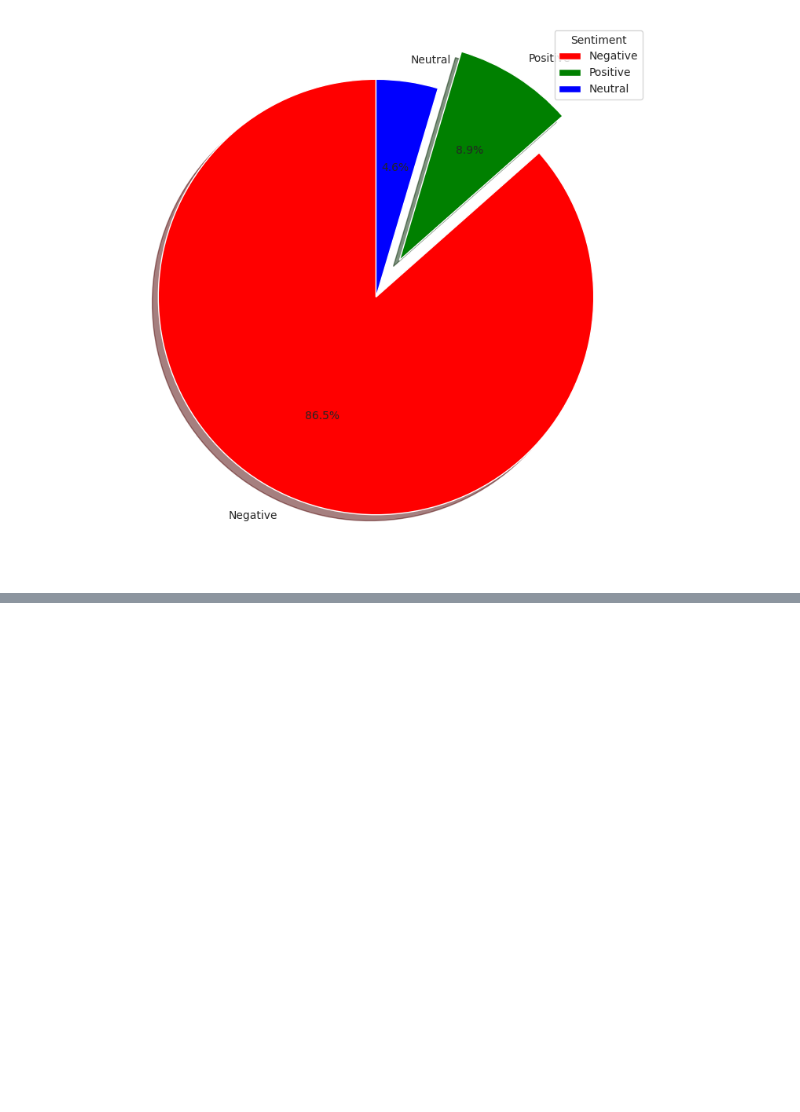
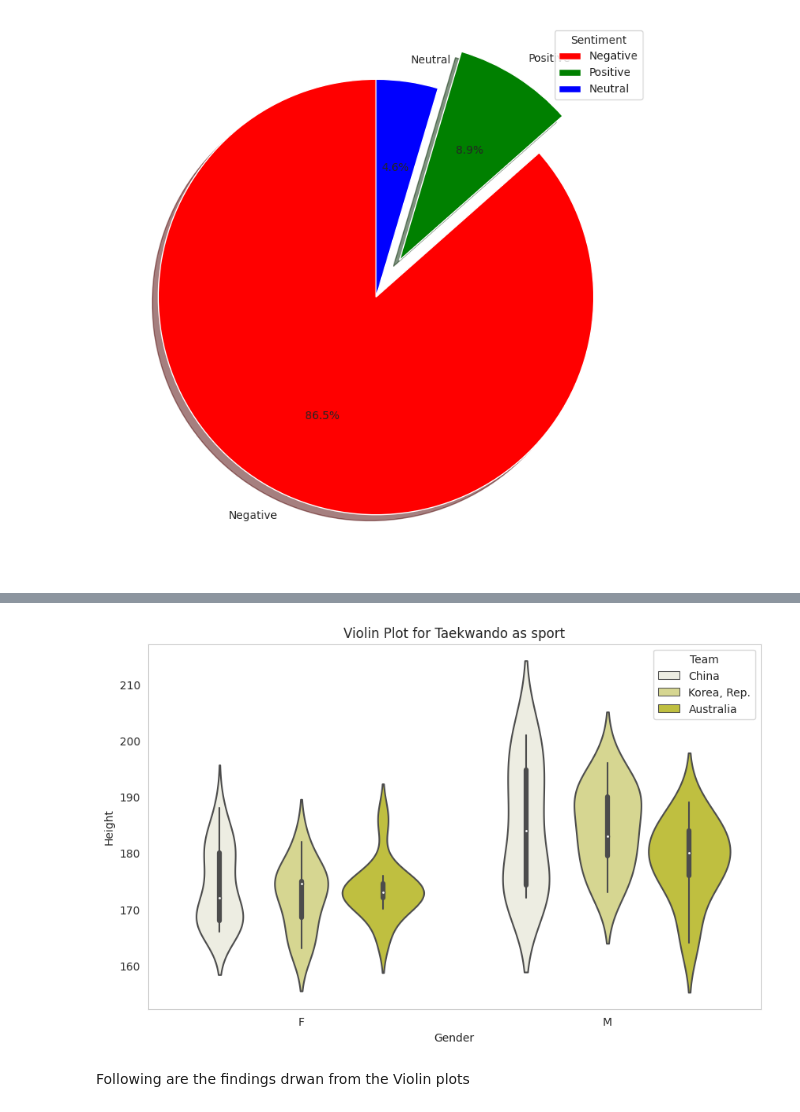
Before and after one commit to adityabadve12/Olympics_data, a Jupyter notebook: Olympics.ipynb, the cells around one changed output, grey strips where cells are left out. Drawn from its saved outputs; the diff is of its cells as text; code cells hidden in the pictures; blank space fills up the shorter version.

```diff
--- a/Olympics.ipynb
+++ b/Olympics.ipynb
@@ -566,0 +586,8 @@ plt.show()
+# %%
+df_tae = df[df['Sport']=='Taekwondo']
+
+df_tae['Team'].value_counts()
+
+df_tae_top3 = df_tae.loc[df_tae['Team'].isin(['China','Australia','Korea, Rep.'])]
+
+df_tae_top3.head()
@@ -566,0 +623,22 @@ plt.show()
+# %%
+sns.set_style("whitegrid", {'axes.grid' : False})  # Optional: Set the plot style
+
+plt.figure(figsize=(10, 6))
+
+
+sns.violinplot(x="Sex", y="Height", data=df_tae_top3, hue='Team', dodge=True,saturation =0.5, color='Yellow')
+
+
+# Optional: Add titles and labels
+
+plt.title("Violin Plot for Taekwando as sport")
+
+plt.xlabel("Gender")
+
+plt.ylabel("Height")
+
+plt.show()
+# %% [output]
+[figure, added]
+# %% [markdown]
+Following are the findings drwan from the Violin plots
```
Also changed, not shown: parts of 6 cells of this notebook.
